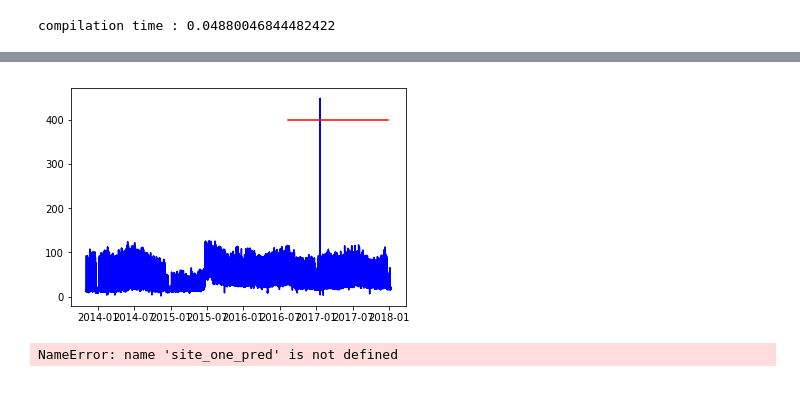
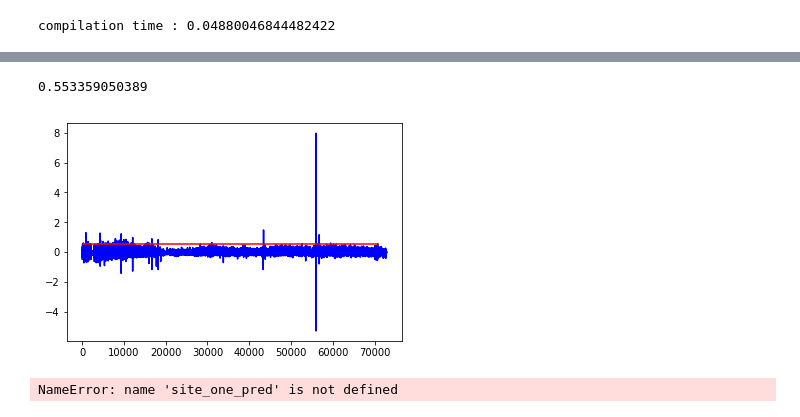
Before and after one commit to jacodegroot/AWS, a Jupyter notebook: Submission.ipynb, the cells around one changed output, grey strips where cells are left out. Drawn from its saved outputs; the diff is of its cells as text; code cells hidden in the pictures.

Commit message:
Commit training workboork for deployment on AWS GPU

```diff
--- a/Submission.ipynb
+++ b/Submission.ipynb
@@ -123,7 +123,7 @@ model_one.fit(
     x_train,
     y_train,
     batch_size=3028,
-    nb_epoch=20,
+    nb_epoch=350,
     shuffle=True,
     validation_split=0.1)
 # %% [output]
@@ -169,4 +174,4 @@ p = loaded_model.predict(x_train)
 for u in range(len(y_train)):
     pr = p[u][0]
     ratio.append((y_train[u]/pr)-1)
-    diff.append(abs(y_train[u]- pr))
+    diff.append((y_train[u]- pr))
@@ -181,14 +178,11 @@ plt.show()
 # %%
 # select the most distant prediction/reality data points as anomalies
-outliers_fraction = 0.01
+outliers_fraction = 0.001
 diff = pd.Series(diff)
 number_of_outliers = int(outliers_fraction*len(diff))
 threshold = diff.nlargest(number_of_outliers).min()
 # data with anomaly label (test data part)
 test = (diff >= threshold).astype(int)
-# the training data part where we didn't predict anything (overfitting possible): no anomaly
-complement = pd.Series(0, index=np.arange(len(data_one)-testdatasize))
-# # add the data to the main
-x_train_site_one['isabnormal'] = complement.append(test, ignore_index='True')
+x_train_site_one['isabnormal'] = test
 print(x_train_site_one['isabnormal'].value_counts())
 # %% [output]
@@ -212,14 +196,18 @@ x_train_site_one.head()
+# %%
+print(threshold)
+# %% [output]
+0.553359050389
 # %%
 # visualisation of anomaly throughout time (viz 1)
 fig, ax = plt.subplots()
 a = x_train_site_one.loc[x_train_site_one['isabnormal'] == 1, ['Timestamp', 'Values']] #
-a['Values'] = 400
-ax.plot(x_train_site_one['Timestamp'], x_train_site_one['Values'], color='blue')
-ax.plot(a['Timestamp'],a['Values'], color='red')
+a['Values'] = threshold
+ax.plot(pd.Series(diff), color='blue')
+ax.plot(a['Values'], color='red')
 #plt.axis([-100, 100, 3,30])
 plt.show()
 # %% [output]
-[figure, old version]
+[figure, new version]
 # %%
 site_one_pred = pd.DataFrame(data=y_pred_site_one, columns=['isabnormal'], index=x_train_site_one.index)
 site_one_pred = pd.merge(site_one_pred, x_train_site_one, left_index=True,right_index=True)[['obs_id','meter_id','Timestamp','isabnormal']]
```
Also changed, not shown: parts of 6 cells of this notebook.
